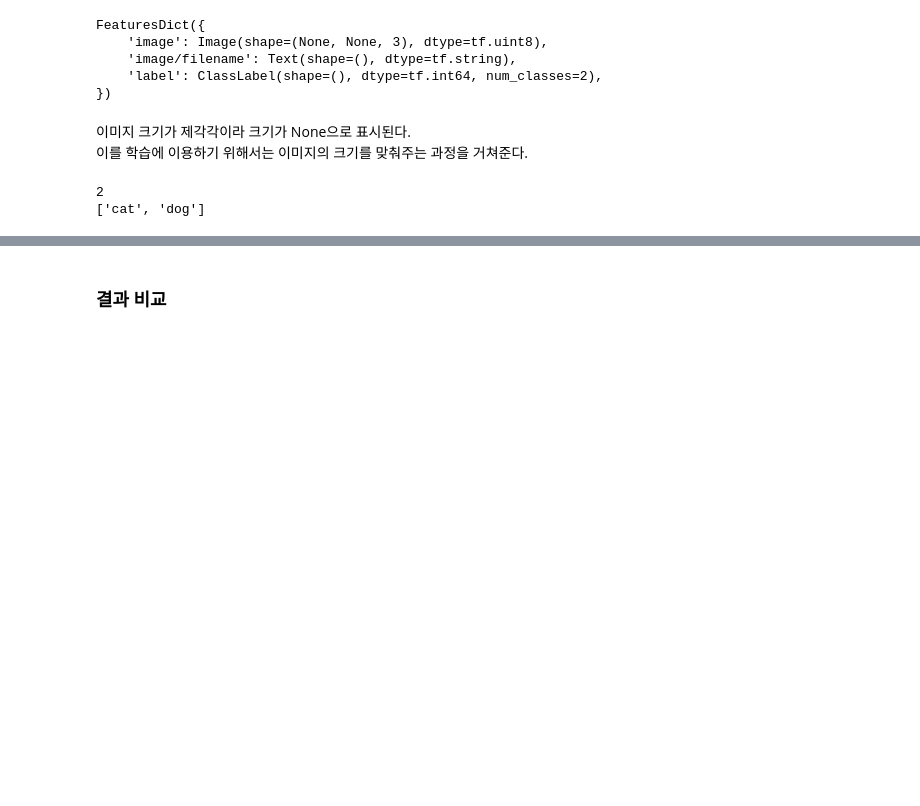
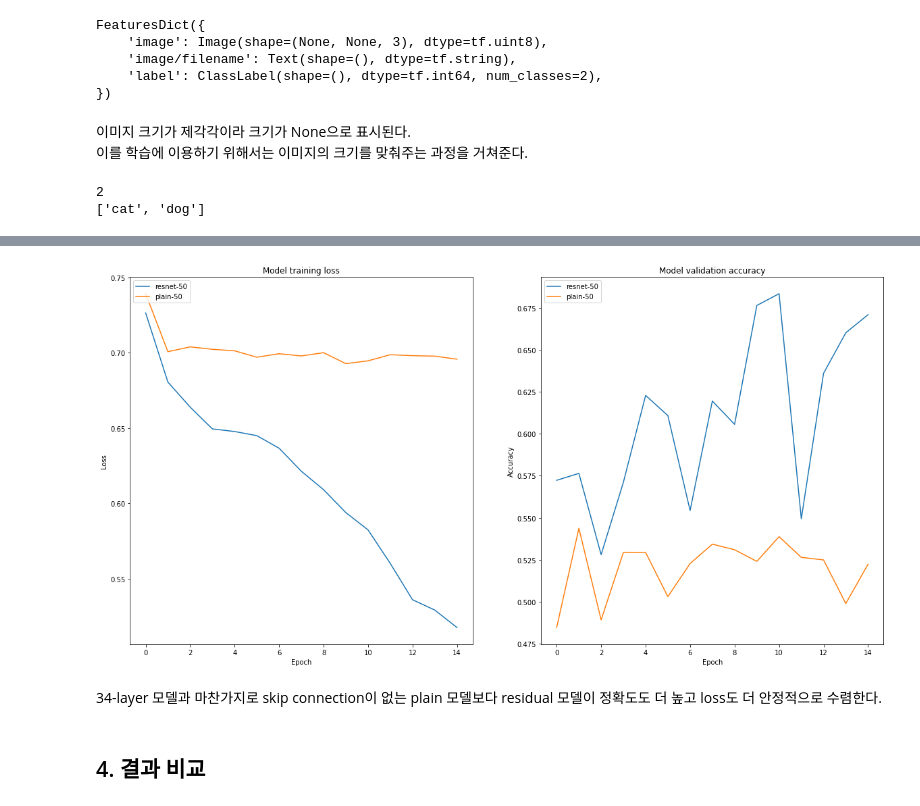
Before and after one commit to chaen805/AIFFEL_GoingDeeper, a Jupyter notebook: GD02/[G-02] ResNet_ablation_study.ipynb, the cells around one changed output, grey strips where cells are left out. Drawn from its saved outputs; the diff is of its cells as text; code cells hidden in the pictures; blank space fills up the shorter version.

```diff
--- a/GD02/[G-02] ResNet_ablation_study.ipynb
+++ b/GD02/[G-02] ResNet_ablation_study.ipynb
@@ -391,2 +507,25 @@ history_plain_50 = plain_50.fit(
+# %%
+plt.figure(figsize=(20, 10))
+
+plt.subplot(1, 2, 1)
+plt.plot(history_resnet_50.history['loss'])
+plt.plot(history_plain_50.history['loss'])
+plt.title('Model training loss')
+plt.ylabel('Loss')
+plt.xlabel('Epoch')
+plt.legend(['resnet-50', 'plain-50'], loc='upper left')
+
+plt.subplot(1, 2, 2)
+plt.plot(history_resnet_50.history['val_accuracy'])
+plt.plot(history_plain_50.history['val_accuracy'])
+plt.title('Model validation accuracy')
+plt.ylabel('Accuracy')
+plt.xlabel('Epoch')
+plt.legend(['resnet-50', 'plain-50'], loc='upper left')
+plt.show()
+# %% [output]
+[figure, added]
+# %% [markdown]
+34-layer 모델과 마찬가지로 skip connection이 없는 plain 모델보다 residual 모델이 정확도도 더 높고 loss도 더 안정적으로 수렴한다.
 # %% [markdown]
-### 결과 비교
+## 4. 결과 비교
```
Also changed, not shown: parts of 21 cells of this notebook.
